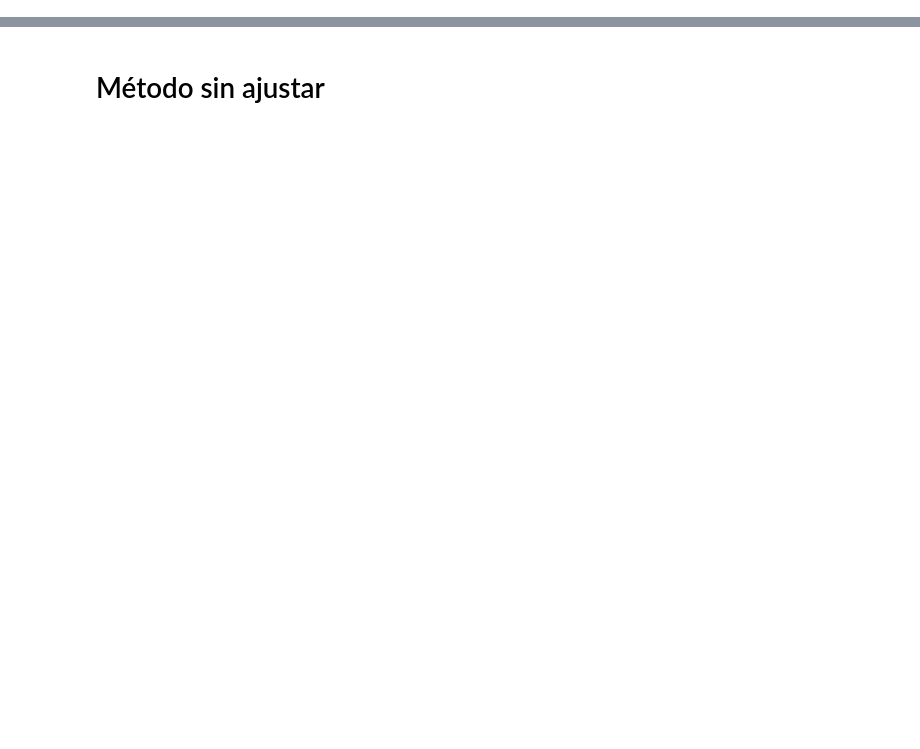
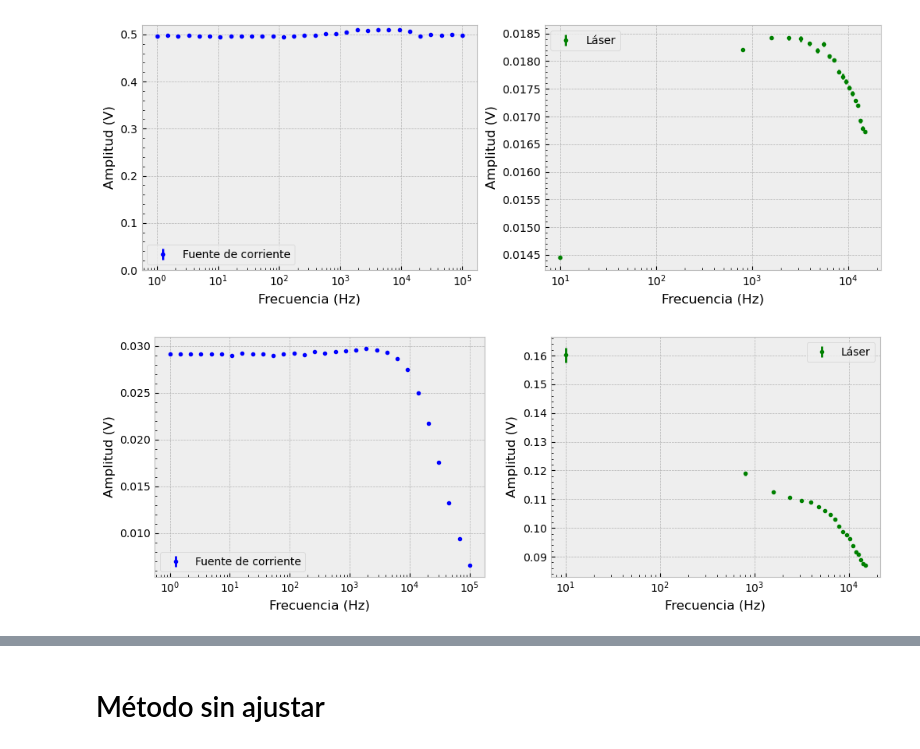
Before and after one commit to DelManuel/Magnetometro-optico, a Jupyter notebook: códigos/analisis_barrido_frecuencia.ipynb, the cells around one changed output, grey strips where cells are left out. Cells and saved outputs as stored; diff of their text form; code cells hidden in the pictures; blank space fills up the shorter version.

```diff
--- a/códigos/analisis_barrido_frecuencia.ipynb
+++ b/códigos/analisis_barrido_frecuencia.ipynb
@@ -99,0 +144,35 @@ plt.show()
+# %%
+fig, axs = plt.subplots(1,len(labels), figsize=(12,4))
+fig1, axs1 = plt.subplots(1,len(labels), figsize=(12,4))
+for i, ax in enumerate(fig.axes):
+    file_name = f"../mediciones/D.D/{carpetas[i]}/Barrido sinusoidal {fechas[i]}.pickle"
+    f, t1, V1, t2, V2, amp1, amp2, amp1_err, amp2_err= cargar_datos(file_name)
+
+    amp1, amp1_err = ajustar_sinusoidales(t1, V1, f)
+    amp2, amp2_err = ajustar_sinusoidales(t2, V2, f, graficar = False)
+
+
+    ax.errorbar(f, amp1, yerr = amp1_err, label=f'{labels[i]}', color = f"{colors[i]}", fmt = ".")
+    if i ==0:
+        ax.set_ylim(0,0.52)
+    ax.set_ylabel('Amplitud (V)')
+    ax.set_xlabel('Frecuencia (Hz)')
+    # ax.title(f'R={R}')
+    # ax.set_yscale("log")
+    ax.set_xscale("log")
+    ax.legend()
+
+    axs1[i].errorbar(f, amp2, yerr = amp2_err, label=f'{labels[i]}', color = f"{colors[i]}", fmt = ".")
+
+    axs1[i].set_ylabel('Amplitud (V)')
+    axs1[i].set_xlabel('Frecuencia (Hz)')
+    # axs1[i].title(f'R={R}')
+    # axs1[i].set_yscale("log")
+    axs1[i].set_xscale("log")
+    axs1[i].legend()
+
+
+plt.show()
+# %% [output]
+[figure, added]
+[figure, added]
```
Also changed, not shown: parts of 9 cells of this notebook, 19 other files.
